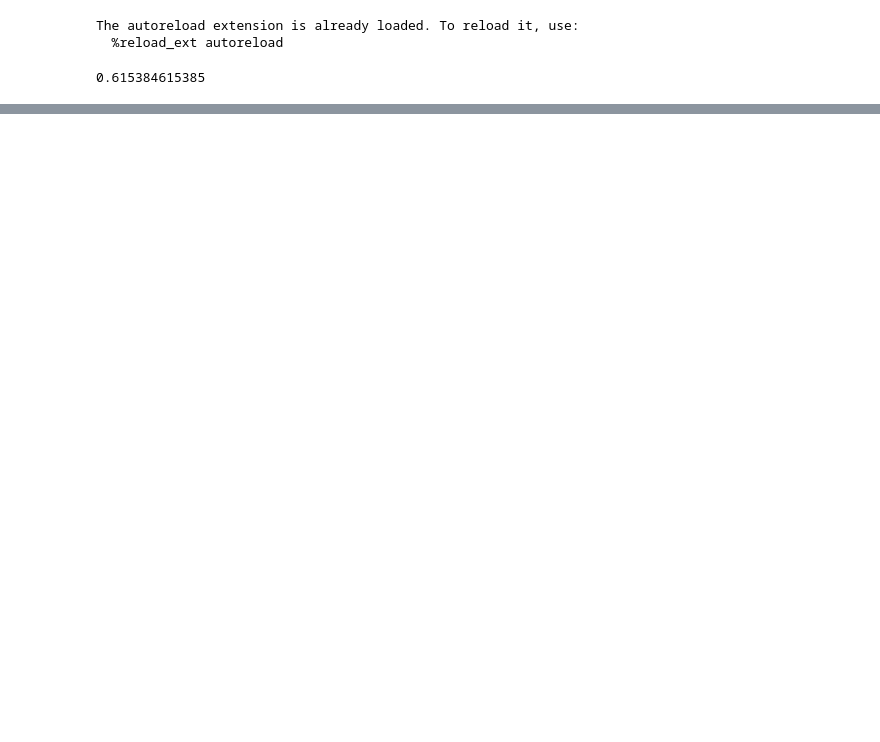
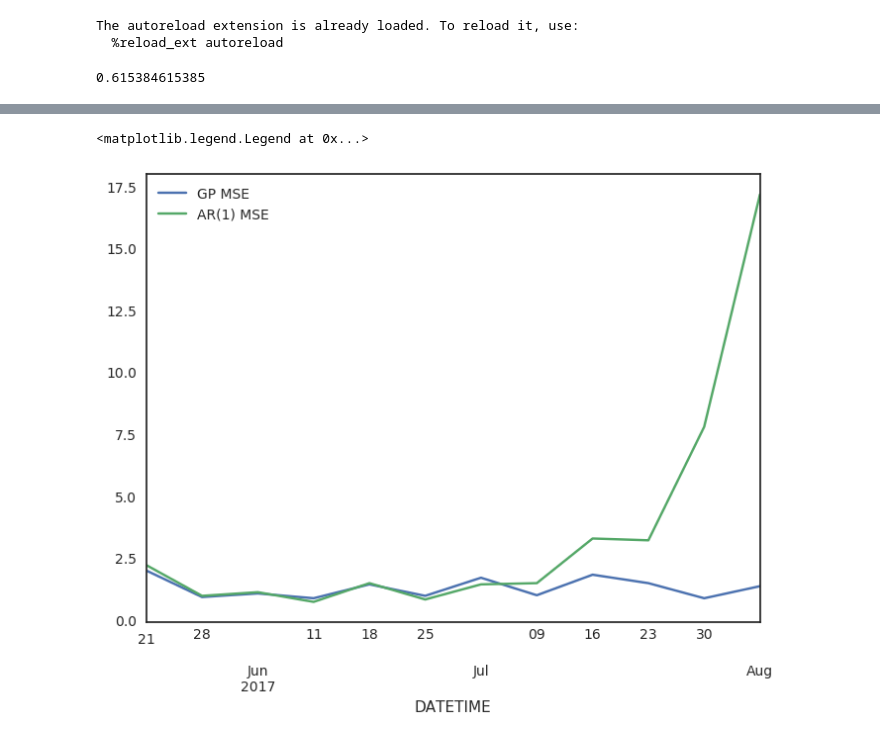
Before and after one commit to sar2160/GP, a Jupyter notebook: Model_Fit-PS-Weekly.ipynb, the cells around one changed output, grey strips where cells are left out. Saved outputs shown, nothing was run; the diff lists cells and outputs as text; code cells hidden in the pictures; blank space fills up the shorter version.

```diff
--- a/Model_Fit-PS-Weekly.ipynb
+++ b/Model_Fit-PS-Weekly.ipynb
@@ -86,3 +83,9 @@ dtype: float64
+# %%
+summary.plot()
+plt.legend(['GP MSE','AR(1) MSE'])
+# %% [output]
+<matplotlib.legend.Legend at 0x...>
+[figure, added]
 # %%
 pred_train = m.predict_y(data_dict['X_train'])
 pred_test = m.predict_y(data_dict['X_test'])
```
Also changed, not shown: parts of 12 cells of this notebook, 6 other files.
